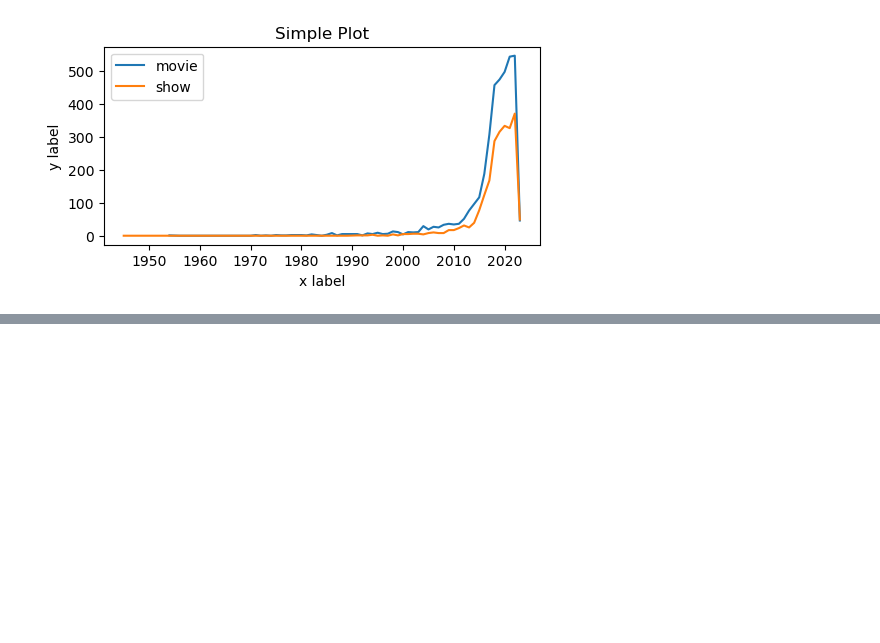
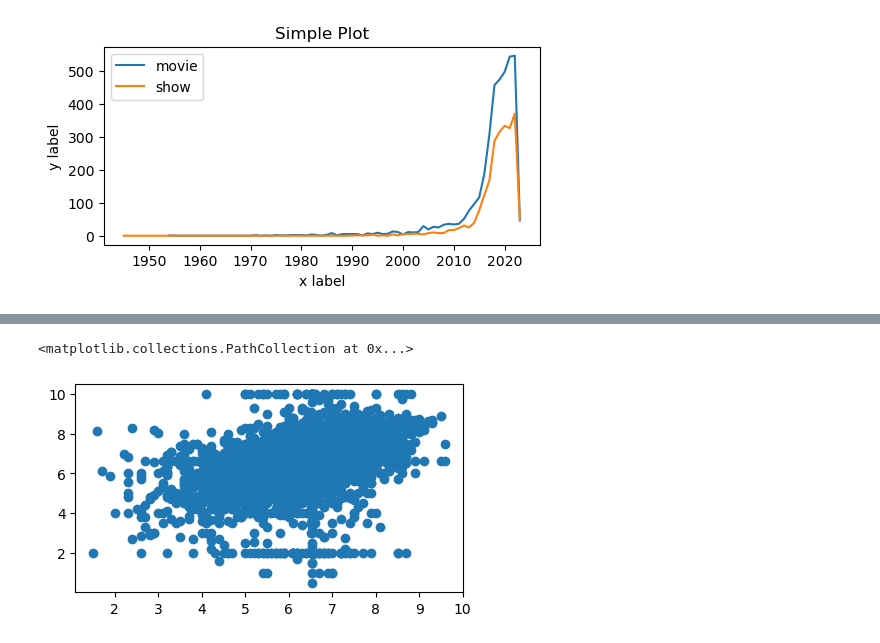
Before and after one commit to Ftagliavini/DataScience, a Jupyter notebook: Tagliavini-desafio02.ver02.ipynb, the cells around one changed output, grey strips where cells are left out. Cells and saved outputs as stored; diff of their text form; code cells hidden in the pictures; blank space fills up the shorter version.

```diff
--- a/Tagliavini-desafio02.ver02.ipynb
+++ b/Tagliavini-desafio02.ver02.ipynb
@@ -235,0 +272,6 @@ plt.legend()
+# %%
+#imdb_scores
+#tmdb_scores
+calificaciones = titulos_nfx[['imdb_score','tmdb_score']]
+print(calificaciones.head(5))
+calificaciones.isnull().sum()
@@ -235,0 +300,5 @@ plt.legend()
+# %%
+#calificaciones[['imdb_score','tmdb_score']] = calificaciones[['imdb_score','tmdb_score']].fillna(calificaciones[['imdb_score','tmdb_score']].mean())
+calificaciones['imdb_score'].mean()
+calificaciones['tmdb_score'].mean()
+calificaciones= calificaciones[['imdb_score','tmdb_score']].fillna(calificaciones[['imdb_score','tmdb_score']].mean())
@@ -235,0 +332,6 @@ plt.legend()
+# %%
+fig, ax = plt.subplots(figsize=(5, 2.7))
+ax.scatter(calificaciones.imdb_score, calificaciones.tmdb_score)
+# %% [output]
+<matplotlib.collections.PathCollection at 0x...>
+[figure, added]
```
Also changed, not shown: parts of 10 cells of this notebook.
